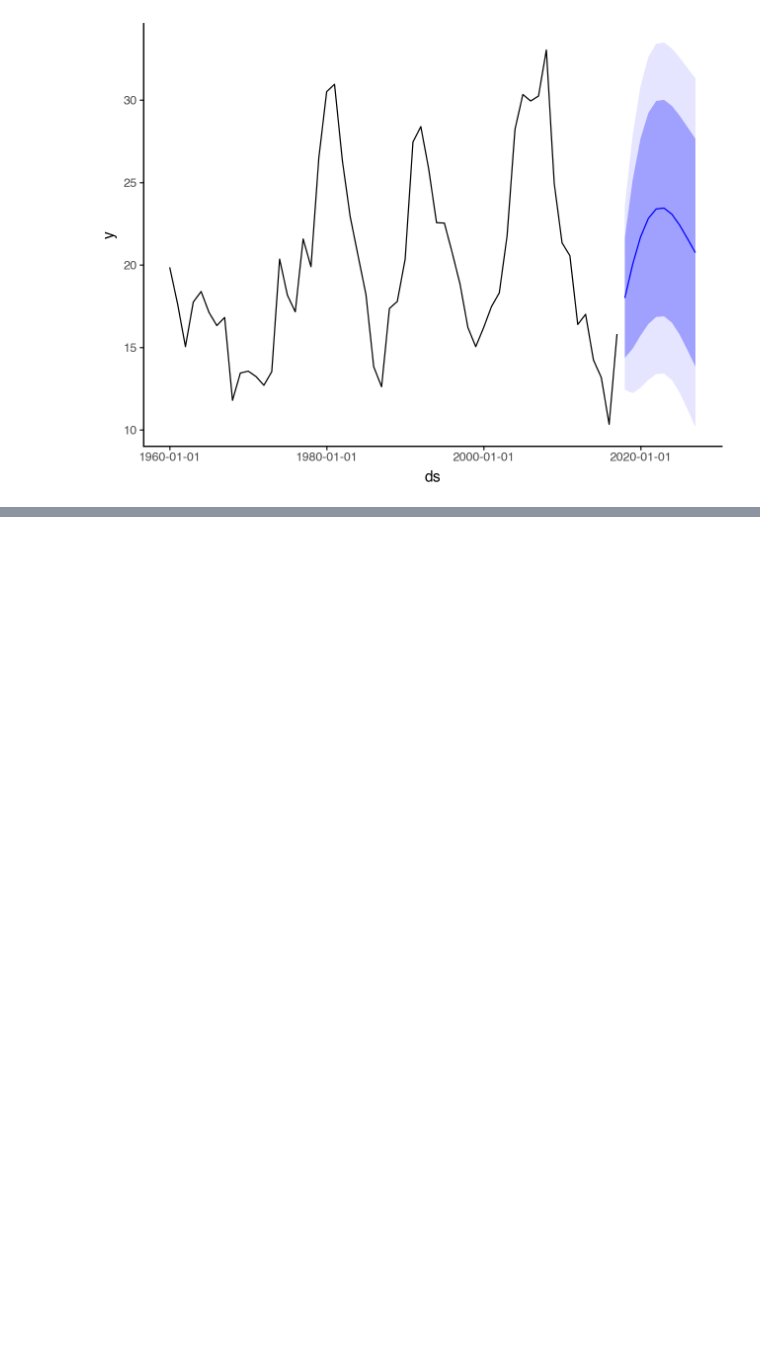
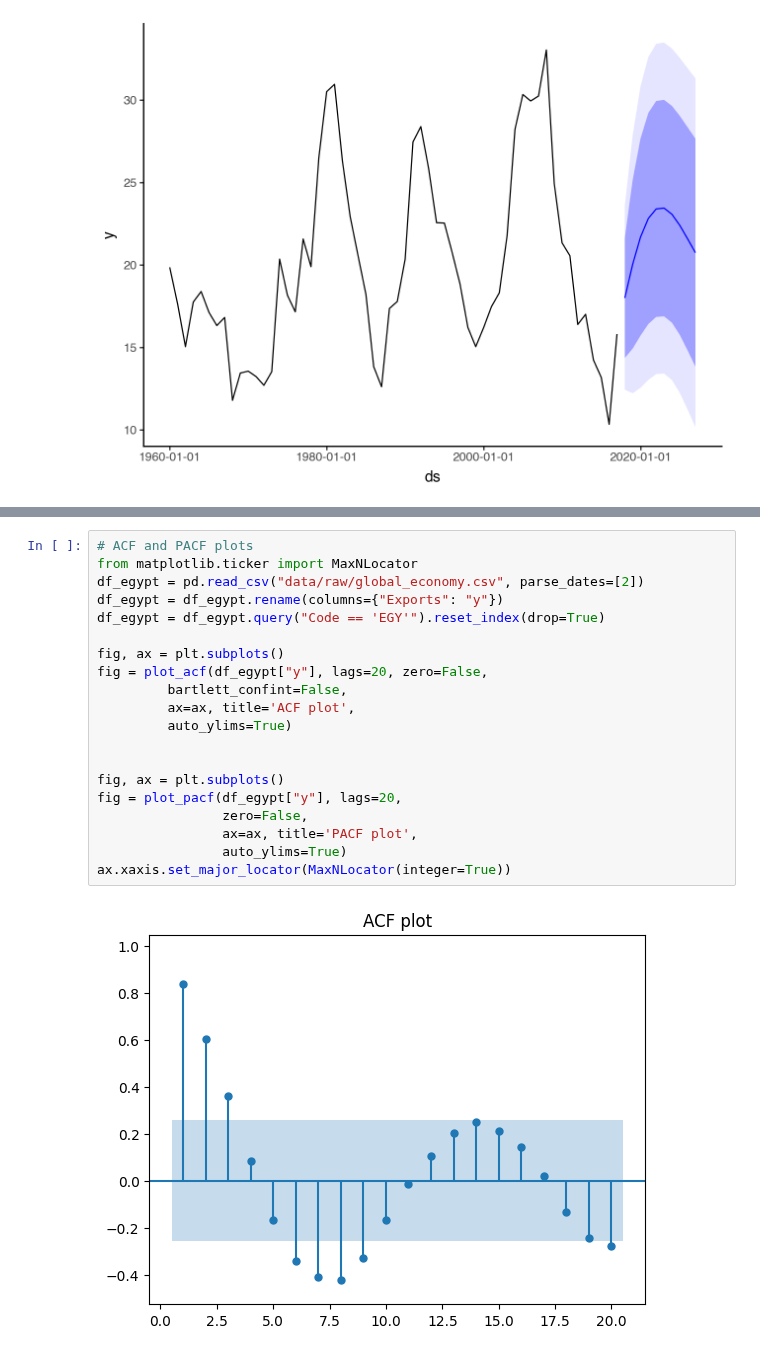
Before and after one commit to sebsciarra/gas_pump_prices, a Jupyter notebook: notebooks/chap9_arima.ipynb, the cells around one changed output, grey strips where cells are left out. Cells and saved outputs as stored; diff of their text form; blank space fills up the shorter version.

```diff
--- a/notebooks/chap9_arima.ipynb
+++ b/notebooks/chap9_arima.ipynb
@@ -367,0 +373,22 @@ ACF and PACF plots can be used to determine appropriate values for $p$ and $q$.
+# %%
+# ACF and PACF plots
+from matplotlib.ticker import MaxNLocator
+df_egypt = pd.read_csv("data/raw/global_economy.csv", parse_dates=[2])
+df_egypt = df_egypt.rename(columns={"Exports": "y"})
+df_egypt = df_egypt.query("Code == 'EGY'").reset_index(drop=True)
+
+fig, ax = plt.subplots()
+fig = plot_acf(df_egypt["y"], lags=20, zero=False,
+         bartlett_confint=False,
+         ax=ax, title='ACF plot',
+         auto_ylims=True)
+
+
+fig, ax = plt.subplots()
+fig = plot_pacf(df_egypt["y"], lags=20,
+                zero=False,
+                ax=ax, title='PACF plot',
+                auto_ylims=True)
+ax.xaxis.set_major_locator(MaxNLocator(integer=True))
+# %% [output]
+[figure, added]
```
Also changed, not shown: parts of 11 cells of this notebook.
